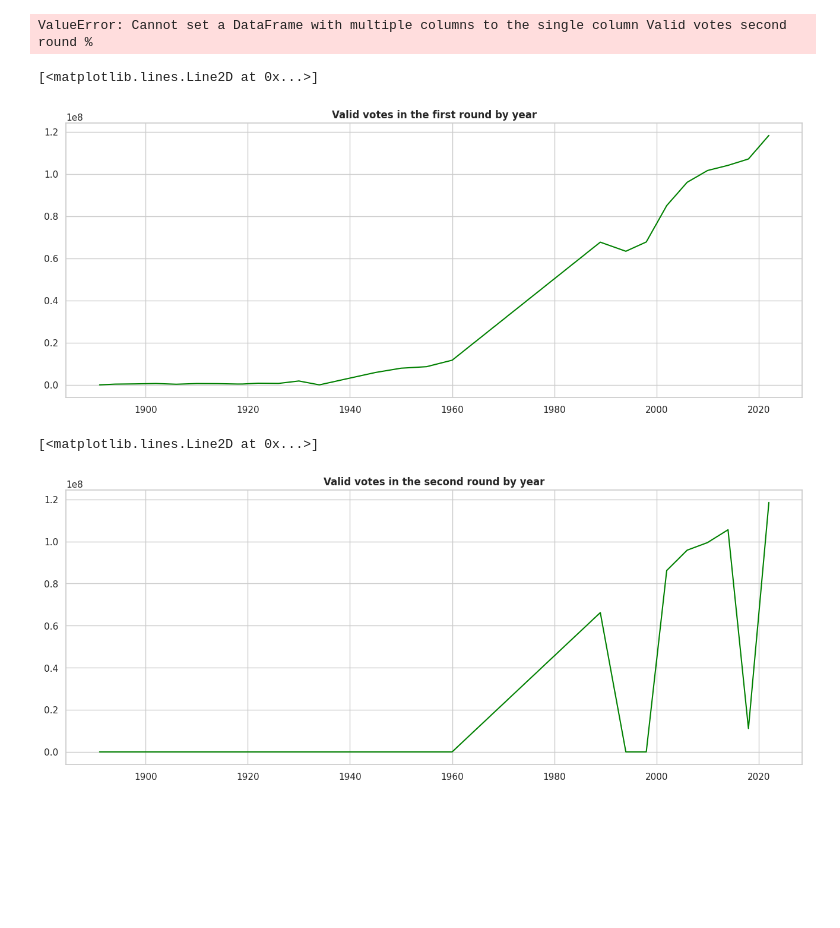
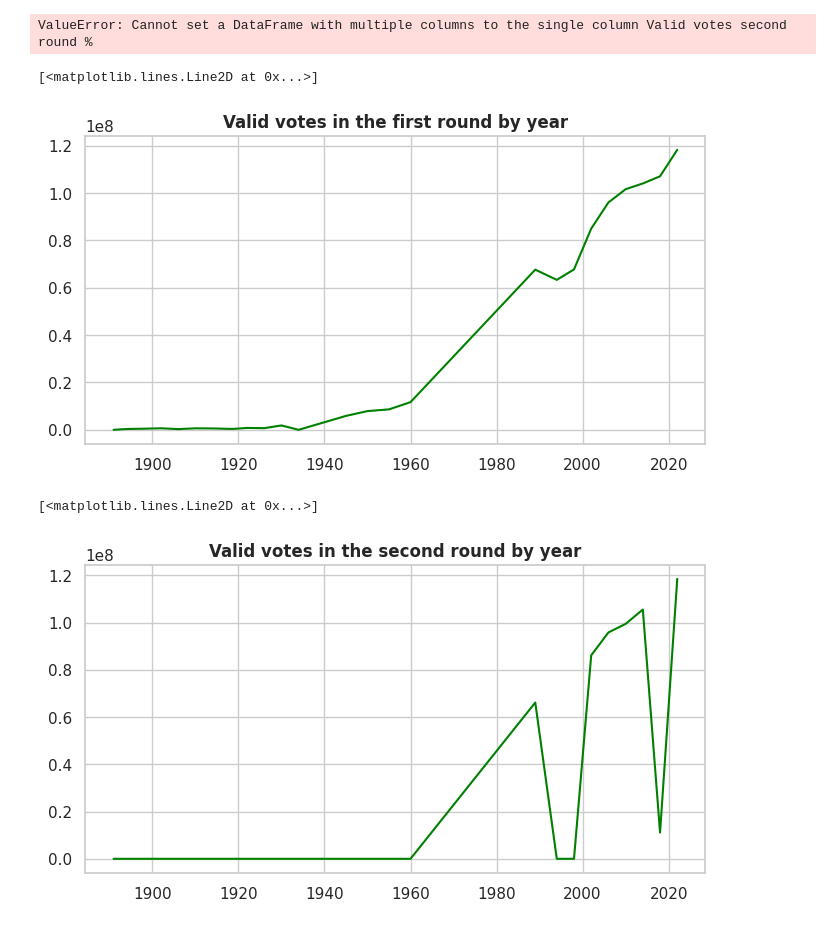
Before and after one commit to guilhermelaviola/BrazilianPresidentialElections, a Jupyter notebook: BrazilianPresidentialElections.ipynb, the cells around one changed output. Drawn from its saved outputs; the diff is of its cells as text; code cells hidden in the pictures; blank space fills up the shorter version.

```diff
--- a/BrazilianPresidentialElections.ipynb
+++ b/BrazilianPresidentialElections.ipynb
@@ -184,19 +184,19 @@ voters.tail()
 ValueError: Cannot set a DataFrame with multiple columns to the single column Valid votes second round %
 # %%
 # Displaying the valid votes in the first round by year:
-plt.figure(figsize = (16, 6))
+plt.figure(figsize = (8, 4))
 plt.title('Valid votes in the first round by year', fontweight = 'bold')
 plt.plot(voters['Year'], voters['Valid votes first round'], color='green')
 # %% [output]
 [<matplotlib.lines.Line2D at 0x...>]
-[figure, old version]
+[figure, new version]
 # %%
 # Displaying the valid votes in the second round by year:
-plt.figure(figsize = (16, 6))
+plt.figure(figsize = (8, 4))
 plt.title('Valid votes in the second round by year', fontweight = 'bold')
 plt.plot(voters['Year'], voters['Valid votes second round'], color='green')
 # %% [output]
 [<matplotlib.lines.Line2D at 0x...>]
-[figure, old version]
+[figure, new version]
 # %%
 # Displaying the Invalid/blank votes in the first round by year:
```
Also changed, not shown: parts of 4 cells of this notebook.
